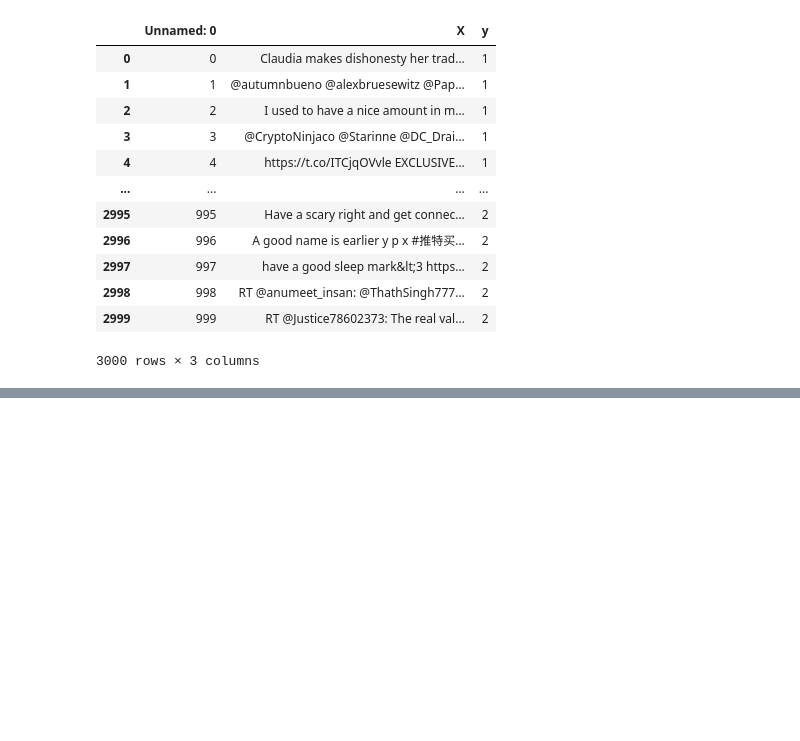
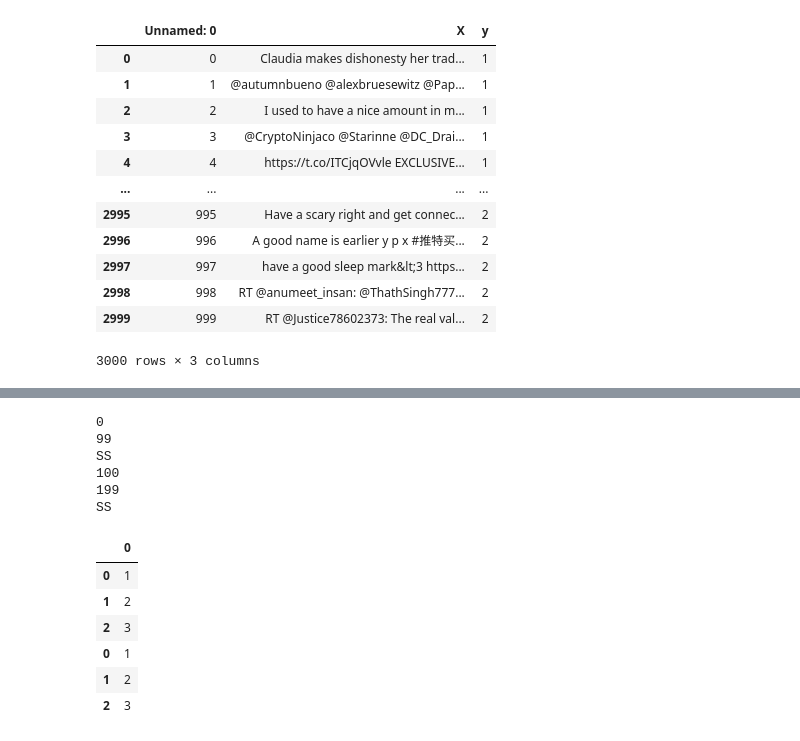
Before and after one commit to giemsei/dssc-ml, a Jupyter notebook: preprocessing.ipynb, the cells around one changed output, grey strips where cells are left out. Drawn from its saved outputs; the diff is of its cells as text; code cells hidden in the pictures; blank space fills up the shorter version.

```diff
--- a/preprocessing.ipynb
+++ b/preprocessing.ipynb
@@ -50,0 +358,57 @@ df.drop_duplicates(subset='X', keep='first', inplace=False)
+# %%
+indices = np.arange(len(results))
+
+results = [[x[i] for x in results] for i in range(4)]
+
+clf_names, score, training_time, test_time = results
+training_time = np.array(training_time)
+test_time = np.array(test_time)
+
+fig, ax1 = plt.subplots(figsize=(10, 8))
+ax1.scatter(score, training_time, s=60)
+ax1.set(
+    title="Score-training time trade-off",
+    yscale="log",
+    xlabel="test accuracy",
+    ylabel="training time (s)",
+)
+fig, ax2 = plt.subplots(figsize=(10, 8))
+ax2.scatter(score, test_time, s=60)
+ax2.set(
+    title="Score-test time trade-off",
+    yscale="log",
+    xlabel="test accuracy",
+    ylabel="test time (s)",
+)
+
+for i, txt in enumerate(clf_names):
+    ax1.annotate(txt, (score[i], training_time[i]))
+    ax2.annotate(txt, (score[i], test_time[i]))
+# %%
+for i in range(1,3):
+    print((i-1)*100)
+    print((i*100)-1)
+    print("SS")
+
+
+followers = pd.DataFrame()
+f = pd.DataFrame({1, 2, 3})
+followers = pd.concat([followers, f])
+followers = pd.concat([followers, f])
+
+
+display(followers)
+# %% [output]
+0
+99
+SS
+100
+199
+SS
+|  | 0 |
+| 0 | 1 |
+| 1 | 2 |
+| 2 | 3 |
+| 0 | 1 |
+| 1 | 2 |
+| 2 | 3 |
```
Also changed, not shown: parts of 24 cells of this notebook.
